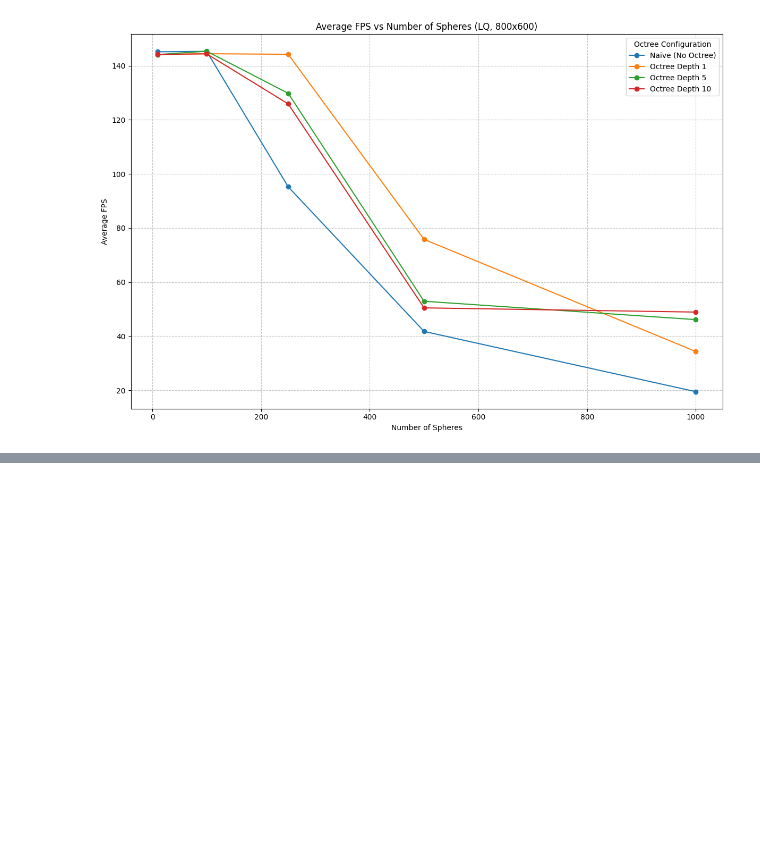
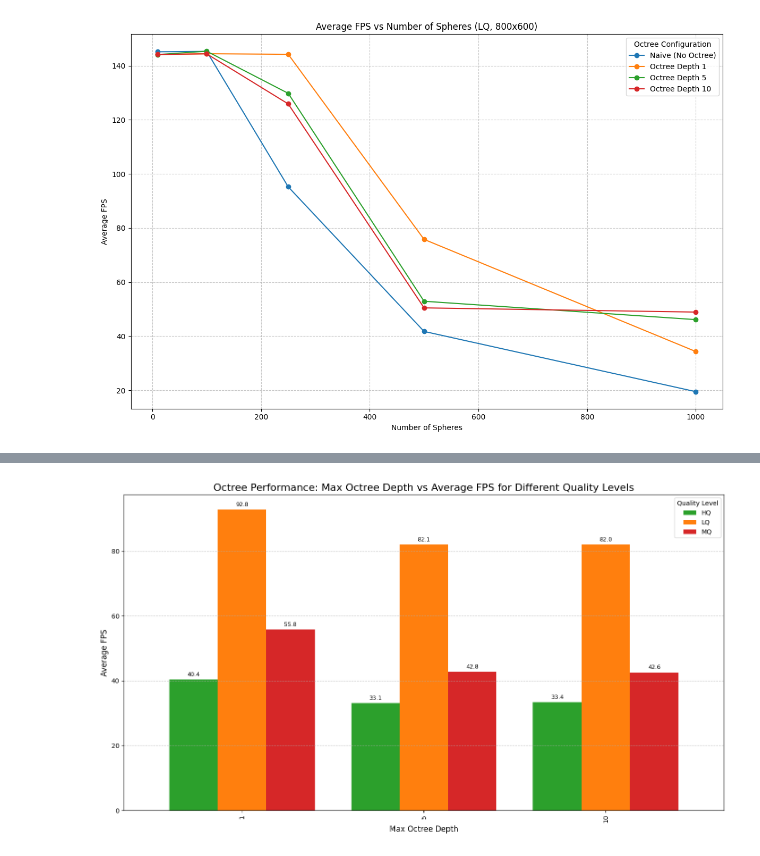
Before and after one commit to Tiago27Cruz/OctreeRayTracer, a Jupyter notebook: analysis/analysis_octree_naive.ipynb, the cells around one changed output, grey strips where cells are left out. Drawn from its saved outputs; the diff is of its cells as text; code cells hidden in the pictures; blank space fills up the shorter version.

```diff
--- a/analysis/analysis_octree_naive.ipynb
+++ b/analysis/analysis_octree_naive.ipynb
@@ -375,3 +357,83 @@ plt.show()
 <Figure size 1200x800 with 0 Axes>
 [figure]
 [figure]
+# %%
+# Compare octree performance across different depths and quality levels
+plt.figure(figsize=(14, 8))
+
+# Filter for octree data only
+df_octree = df[df['Uses Octree'] == 1]
+
+# Define quality levels based on Num Samples and Max Rays Depth
+df_octree['Quality'] = 'Unknown'
+df_octree.loc[(df_octree['Num Samples'] == 4) & (df_octree['Max Rays Depth'] == 4), 'Quality'] = 'LQ'
+df_octree.loc[(df_octree['Num Samples'] == 16) & (df_octree['Max Rays Depth'] == 8), 'Quality'] = 'MQ'
+df_octree.loc[(df_octree['Num Samples'] == 32) & (df_octree['Max Rays Depth'] == 16), 'Quality'] = 'HQ'
+
+# Filter to only include known quality levels
+df_quality = df_octree[df_octree['Quality'] != 'Unknown']
+
+# Group by Quality and Max Octree Depth
+avg_fps = df_quality.groupby(['Quality', 'Max Octree Depth'])['Avg FPS'].mean().reset_index()
+
+# Pivot the data for plotting
+pivot_data = avg_fps.pivot(index='Max Octree Depth', columns='Quality', values='Avg FPS')
+
+# Plot the data
+ax = pivot_data.plot(kind='bar', figsize=(14, 8), width=0.8, color=['#2ca02c', '#ff7f0e', '#d62728'])
+
+# Add value labels on top of each bar
+for container in ax.containers:
+    ax.bar_label(container, fmt='%.1f', fontsize=9, padding=3)
+
+# Enhance the plot
+plt.title('Octree Performance: Max Octree Depth vs Average FPS for Different Quality Levels', fontsize=16)
+plt.xlabel('Max Octree Depth', fontsize=12)
+plt.ylabel('Average FPS', fontsize=12)
+plt.grid(axis='y', linestyle='--', alpha=0.7)
+plt.legend(title='Quality Level')
+
+plt.tight_layout()
+plt.show()
+
+# Also create a line plot to better visualize trends
+plt.figure(figsize=(14, 8))
+
+# Get the unique max octree depths
+depths = sorted(df_quality['Max Octree Depth'].unique())
+
+# Line plot for each quality level
+for quality in ['LQ', 'MQ', 'HQ']:
+    quality_data = df_quality[df_quality['Quality'] == quality]
+    avg_by_depth = [quality_data[quality_data['Max Octree Depth'] == depth]['Avg FPS'].mean() for depth in depths]
+
+    # Skip if we don't have data for all depths
+    if not any(np.isnan(avg_by_depth)):
+        plt.plot(depths, avg_by_depth, marker='o', linewidth=2, label=quality)
+
+        # Add value annotations
+        for i, fps in enumerate(avg_by_depth):
+            plt.annotate(f'{fps:.1f}', (depths[i], fps),
+                         textcoords="offset points", xytext=(0,7), ha='center')
+
+plt.xlabel('Max Octree Depth', fontsize=12)
+plt.ylabel('Average FPS', fontsize=12)
+plt.title('Octree Performance: Effect of Max Depth on Average FPS for Different Quality Levels', fontsize=16)
+plt.grid(True, alpha=0.7)
+plt.legend(title='Quality Level')
+
+plt.tight_layout()
+plt.show()
+
+# Create a heatmap to visualize the full relationship
+plt.figure(figsize=(12, 8))
+pivot_heatmap = df_quality.pivot_table(values='Avg FPS',
+                                       index='Max Octree Depth',
+                                       columns='Quality',
+                                       aggfunc='mean')
+
+sns.heatmap(pivot_heatmap, annot=True, fmt='.1f', cmap='viridis', linewidths=.5)
+plt.title('Average FPS Heatmap: Max Octree Depth vs Quality Level', fontsize=16)
+plt.tight_layout()
+plt.show()
+# %% [output]
@@ -377,0 +446 @@ plt.show()
+[figure, added]
```
Also changed, not shown: parts of 2 cells of this notebook, 6 other files.
